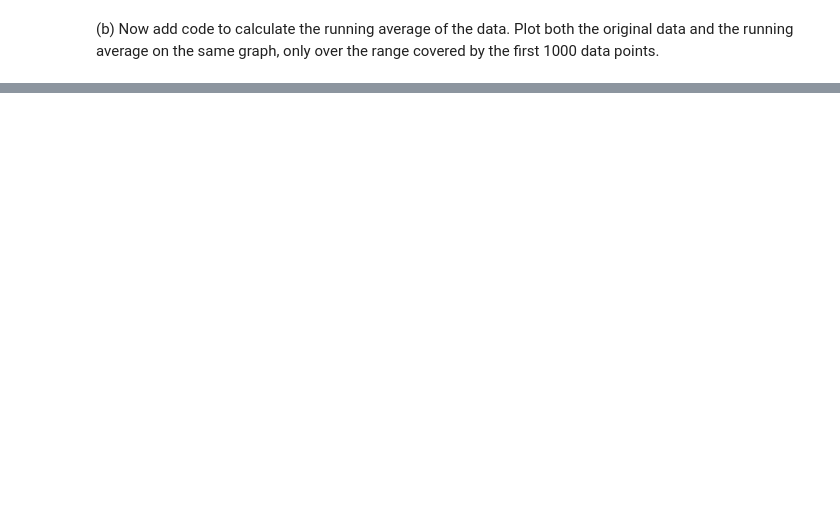
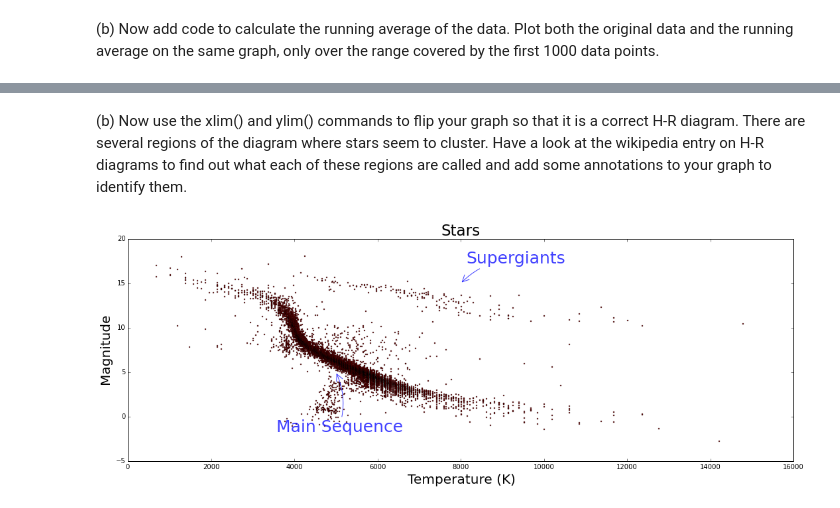
Before and after one commit to abardess/PHYS202-S14, a Jupyter notebook: Graphics/GraphicsExercises.ipynb, the cells around one changed output, grey strips where cells are left out. Cells and saved outputs as stored; diff of their text form; code cells hidden in the pictures; blank space fills up the shorter version.

```diff
--- a/Graphics/GraphicsExercises.ipynb
+++ b/Graphics/GraphicsExercises.ipynb
@@ -63,0 +111,28 @@ ValueError: x and y must have same first dimension
+# %% [markdown]
+(b) Now use the xlim() and ylim() commands to flip your graph so that it is a correct H-R diagram. There are several regions of the diagram where stars seem to cluster. Have a look at the wikipedia entry on H-R diagrams to find out what each of these regions are called and add some annotations to your graph to identify them.
+# %%
+x, y = loadtxt('//Users/anthonybardessono/Desktop/stars.txt', unpack = True)
+plt.figure(figsize = (18, 6), dpi = 180)
+
+plt.xlabel("Temperature (K)", fontsize = 20)
+plt.ylabel("Magnitude", fontsize = 20)
+
+plt.plot(x, y, 'D', markersize = 1.5, color = 'r')
+plt.legend(loc = "upper left")
+plt.title("Stars", fontsize = 23)
+
+
+plt.annotate(r'Supergiants',
+            xy=(8000, 15), xycoords='data',
+            xytext=(+10, +30), textcoords='offset points', fontsize = 25, color = 'b', alpha = .75,
+            arrowprops=dict(arrowstyle="->", connectionstyle="arc3,rad=.2", color = 'b', alpha = .75))
+
+
+plt.annotate(r'Main Sequence',
+            xy=((5000, 5)), xycoords='data',
+            xytext=(-90, -90), textcoords='offset points', fontsize=25, color = 'b', alpha = .75,
+            arrowprops=dict(arrowstyle="->", connectionstyle="arc3,rad=.2", color = 'b', alpha = .75))
+
+plt.show()
+# %% [output]
+[figure, added]
```
Also changed, not shown: parts of 14 cells of this notebook, 2 other files.
